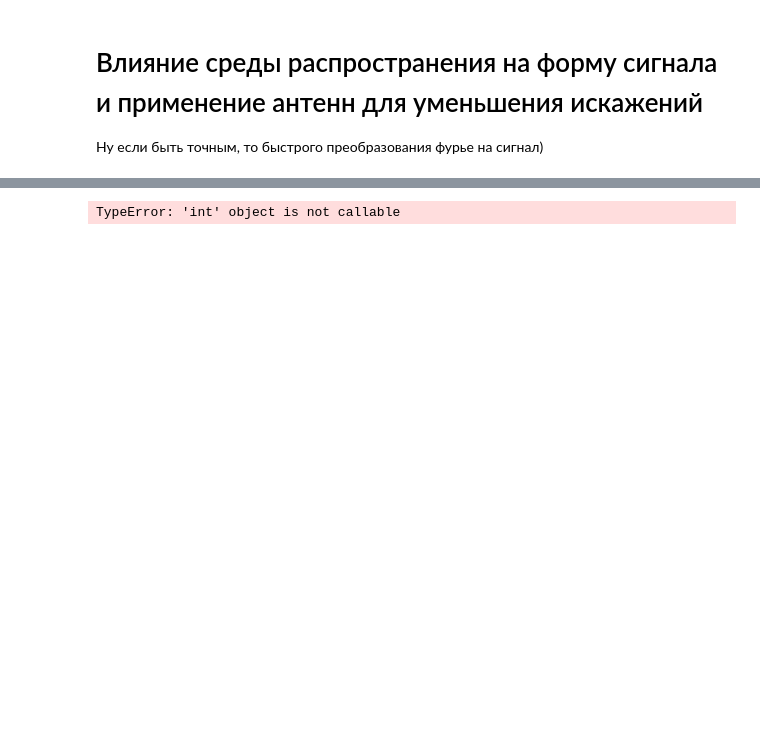
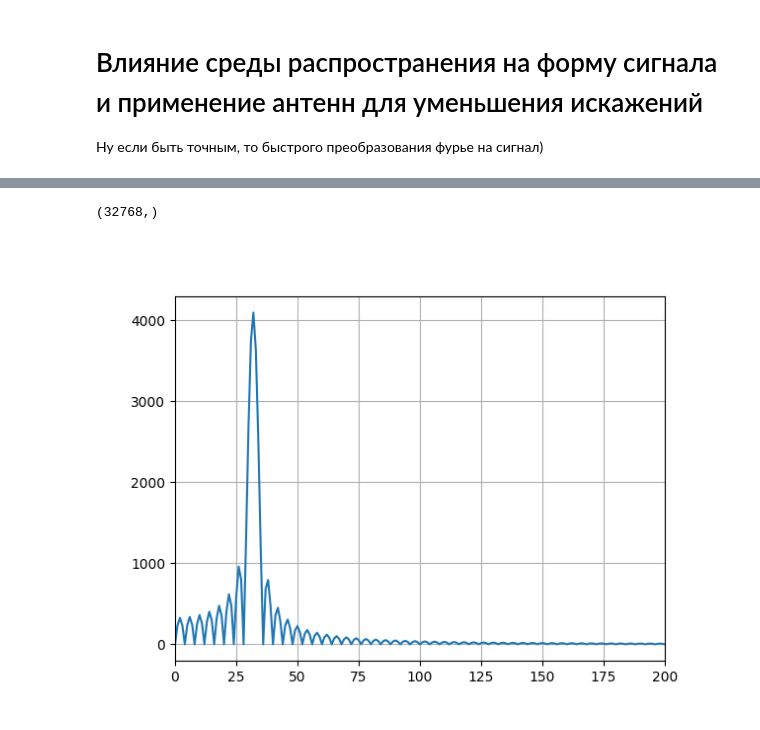
Before and after one commit to Nikita-Presnov/OnlinePrackMSU, a Jupyter notebook: 10-dist-10-environmental-influence.ipynb, the cells around one changed output, grey strips where cells are left out. Cells and saved outputs as stored; diff of their text form; code cells hidden in the pictures; blank space fills up the shorter version.

```diff
--- a/10-dist-10-environmental-influence.ipynb
+++ b/10-dist-10-environmental-influence.ipynb
@@ -25,8 +29,18 @@ TypeError: 'int' object is not callable
 # %%
 FFT_signal = np.fft.fft(signal)
 print(FFT_signal.shape)
-FFT_len = len(FFT_signal)
+FFT_length = len(FFT_signal)
+fig_FFT = plt.figure()
 plt.grid()
-plt.plot(np.abs(FFT_signal[0:250]))
+plt.xlim((0, 200))
+plt.plot(np.abs(FFT_signal))
+plt.show()
+# plt.grid()
+# plt.plot(np.abs(FFT_signal[0:int(FFT_length/32)]))
+# plt.show()
+
+# plt.plot(np.abs(FFT_signal[0:int(FFT_length/2)]))
+# plt.show()
 # %% [output]
-TypeError: 'int' object is not callable
+(32768,)
+[figure, added]
```
Also changed, not shown: parts of 3 cells of this notebook, 1 other file.
